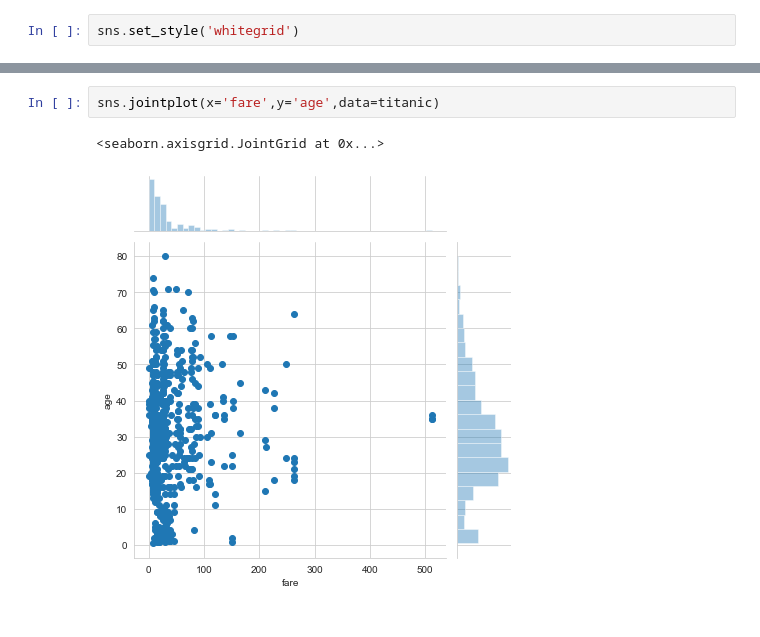
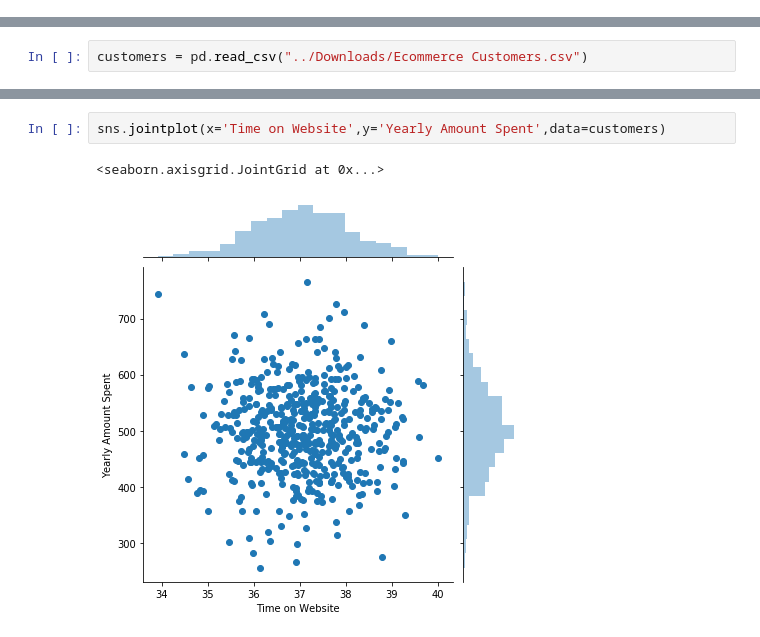
Before and after one commit to Abhishek681999/Data-Science, a Jupyter notebook: data visualisation.ipynb, the cells around one changed output, grey strips where cells are left out. Cells and saved outputs as stored; diff of their text form.

```diff
--- a/data visualisation.ipynb
+++ b/data visualisation.ipynb
@@ -4,3 +6 @@ import matplotlib.pyplot as plt
 %matplotlib inline
-# %%
-sns.set_style('whitegrid')
@@ -9 +7,3 @@ titanic = sns.load_dataset('titanic')
+# %%
+customers = pd.read_csv("../Downloads/Ecommerce Customers.csv")
 # %%
@@ -18,5 +30,5 @@ titanic.head()
 # %%
-sns.jointplot(x='fare',y='age',data=titanic)
+sns.jointplot(x='Time on Website',y='Yearly Amount Spent',data=customers)
 # %% [output]
 <seaborn.axisgrid.JointGrid at 0x...>
-[figure, old version]
+[figure, new version]
```
Also changed, not shown: parts of 16 cells of this notebook.
